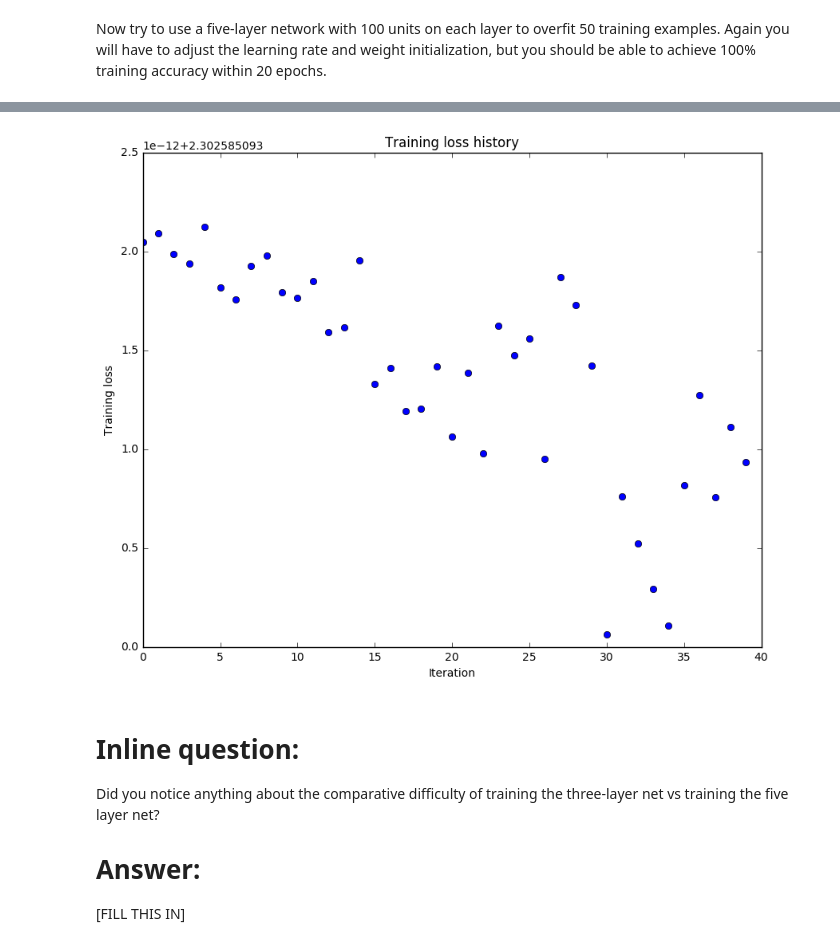
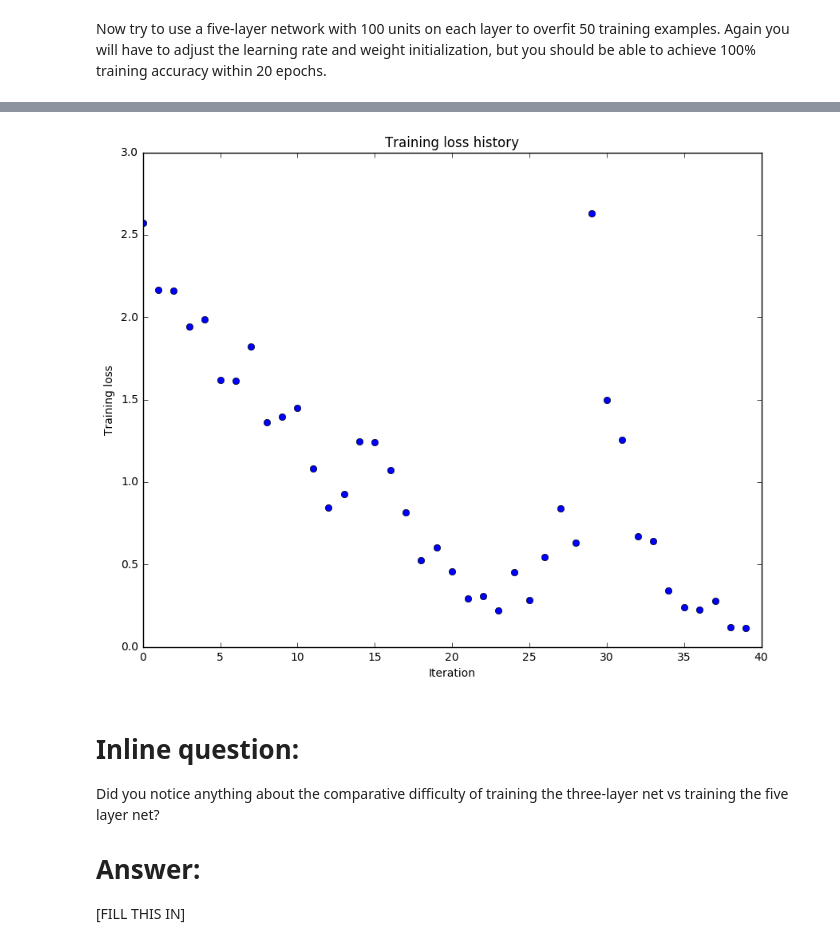
Before and after one commit to GitXuY/cs231n, a Jupyter notebook: assignment2/FullyConnectedNets.ipynb, the cells around one changed output, grey strips where cells are left out. Saved outputs shown, nothing was run; the diff lists cells and outputs as text; code cells hidden in the pictures.

```diff
--- a/assignment2/FullyConnectedNets.ipynb
+++ b/assignment2/FullyConnectedNets.ipynb
@@ -487,8 +485,8 @@ small_data = {
   'y_val': data['y_val'],
 }
 
-learning_rate = 1e-3
-weight_scale = 1e-5
+learning_rate = 0.021
+weight_scale = 0.036
 model = FullyConnectedNet([100, 100, 100, 100],
                 weight_scale=weight_scale, dtype=np.float64)
 solver = Solver(model, small_data,
@@ -526,4 +524,4 @@ plt.show()
-[figure, old version]
+[figure, new version]
 # %% [markdown]
 # Inline question:
 Did you notice anything about the comparative difficulty of training the three-layer net vs training the five layer net?
```
Also changed, not shown: parts of 9 cells of this notebook, 2 other files.
